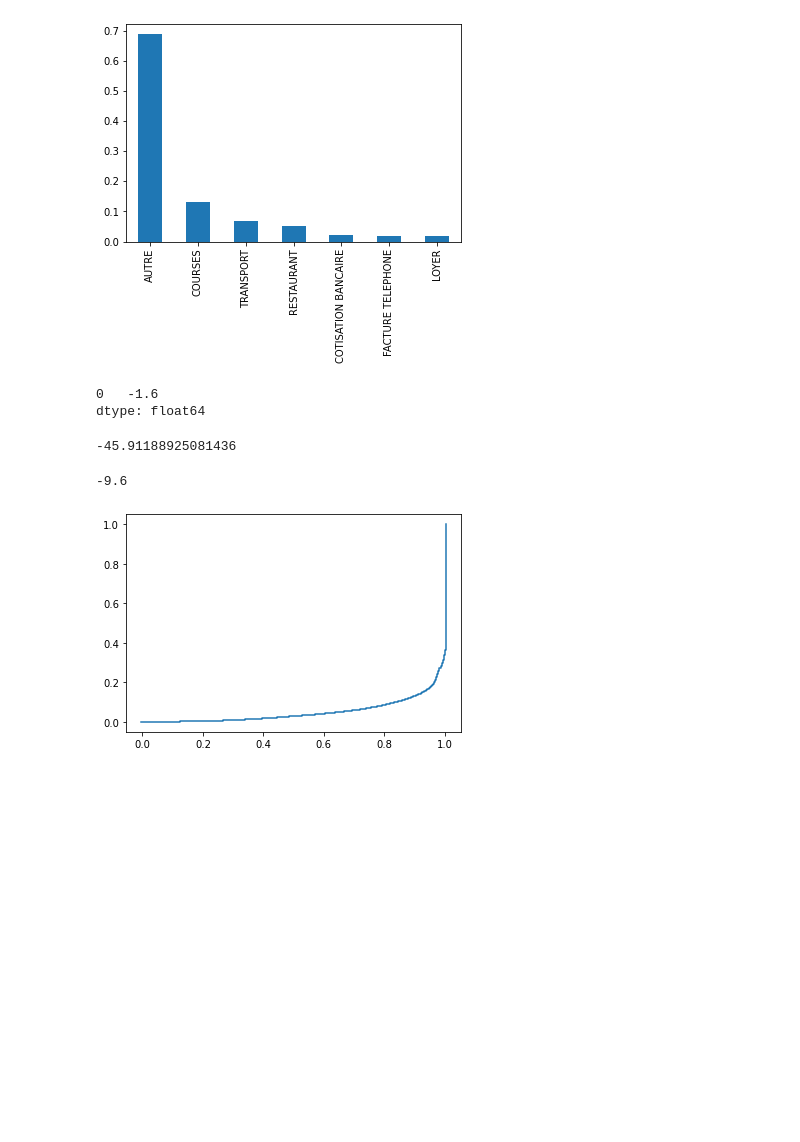
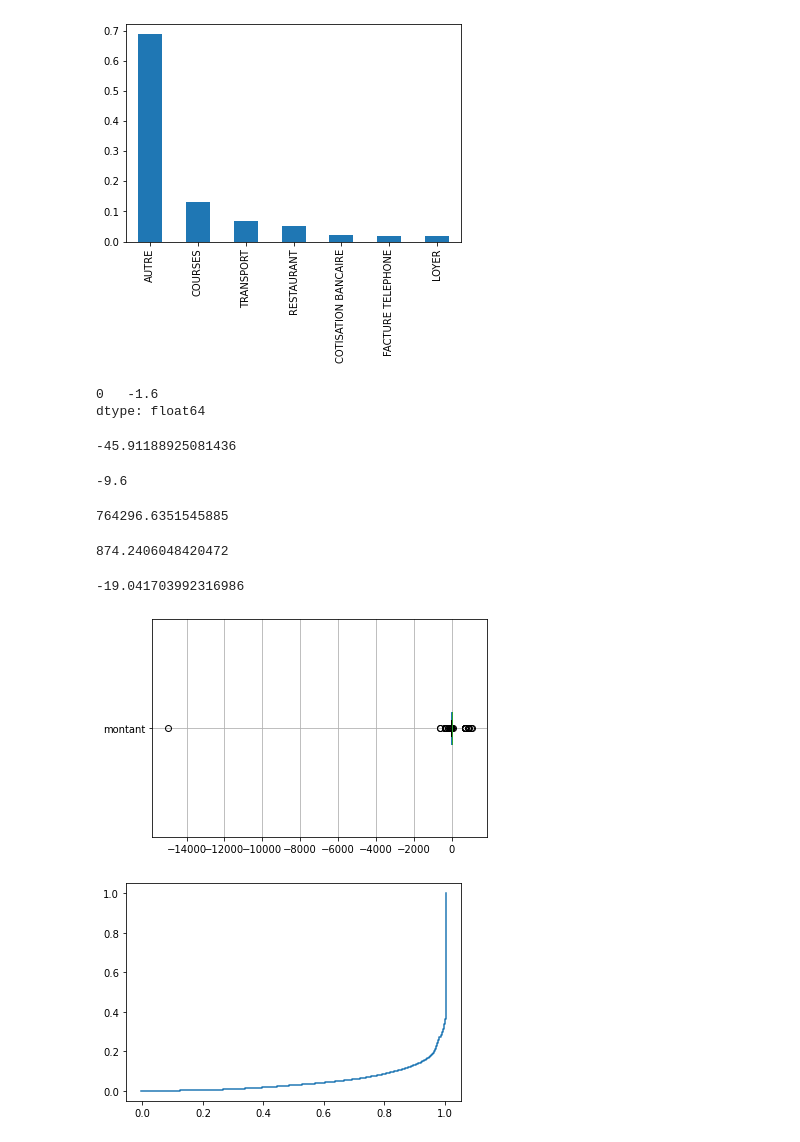
Before and after one commit to Charlot-DEDJINOU/Data-scientist, a Jupyter notebook: Nettoyez et analysez votre jeu de données/Représentez vos variables.ipynb, the cells around one changed output. Drawn from its saved outputs; the diff is of its cells as text; code cells hidden in the pictures; blank space fills up the shorter version.

Commit message:
Comprenez les mesures de dispersion

```diff
--- a/Nettoyez et analysez votre jeu de données/Représentez vos variables.ipynb
+++ b/Nettoyez et analysez votre jeu de données/Représentez vos variables.ipynb
@@ -83,23 +83,45 @@ plt.show()
 # %% [output]
 [figure]
 [figure]
-# %%
-#Découvrez les mesures de tendance centrale
-
-#1-Mode
-display(data['montant'].mode())
-
-#2-La moyenne
-display(data["montant"].mean())
-
-#3-La median
-
-display(data["montant"].median())
-# %% [output]
-0   -1.6
-dtype: float64
--45.91188925081436
--9.6
+# %%
+#Découvrez les mesures de tendance centrale
+
+#1-Mode
+display(data['montant'].mode())
+
+#2-La moyenne
+display(data["montant"].mean())
+
+#3-La median
+
+display(data["montant"].median())
+# %% [output]
+0   -1.6
+dtype: float64
+-45.91188925081436
+-9.6
+# %%
+#Comprenez les mesures de dispersion
+
+#1-La variance empirique
+display(data['montant'].var())
+
+#2-L'écart-type empirique
+display(data['montant'].std())
+
+#3-coefficient de variation
+display(data['montant'].std()/data['montant'].mean())
+
+#4-L'écart interquartile
+
+#5-La boîte à moustaches (boxplot)
+data.boxplot(column="montant", vert=False)
+plt.show()
+# %% [output]
+764296.6351545885
+874.2406048420472
+-19.041703992316986
+[figure, added]
 # %%
 #La courbe de Lorenz
 import numpy as np
```
